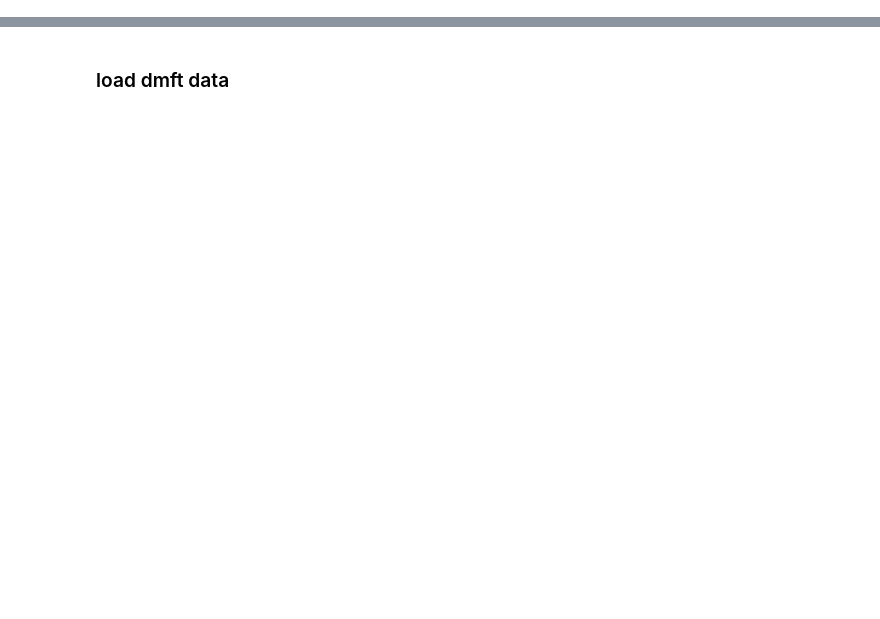
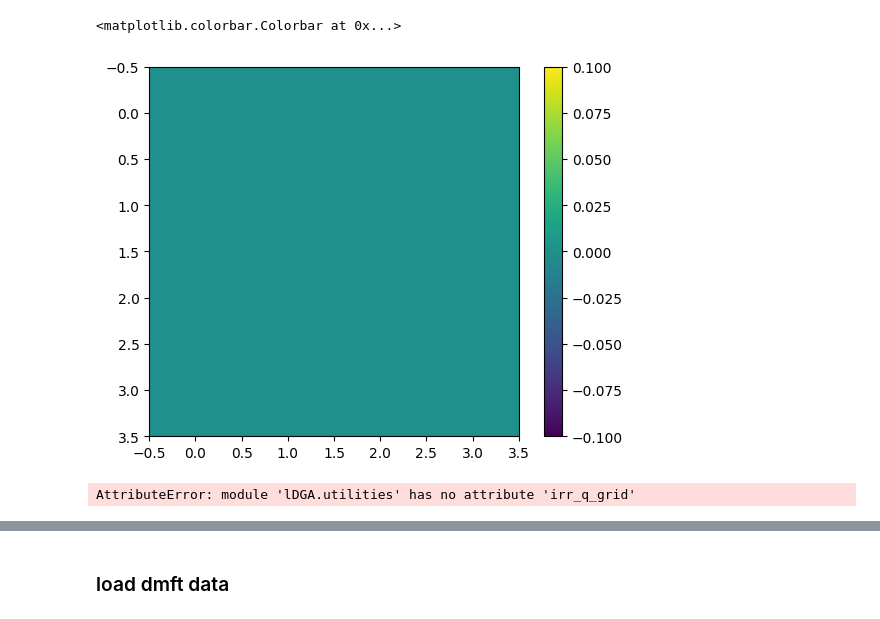
Before and after one commit to emoghadas/lDGA, a Jupyter notebook: example/lDGA_test.ipynb, the cells around one changed output, grey strips where cells are left out. Drawn from its saved outputs; the diff is of its cells as text; code cells hidden in the pictures; blank space fills up the shorter version.

```diff
--- a/example/lDGA_test.ipynb
+++ b/example/lDGA_test.ipynb
@@ -25,0 +193,10 @@ plt.plot(chi_w, ".-")
+# %%
+dga_dat = h5.File("../src/lDGA/results_2025-05-30_15:07:28.h5")
+chi_d = dga_dat['iter_2/chi_d_latt'][()][50]
+chi_m = dga_dat['iter_0/chi_d_latt'][()][50]
+
+plt.imshow((chi_m-chi_d).real.reshape(4,4))
+plt.colorbar()
+# %% [output]
+<matplotlib.colorbar.Colorbar at 0x...>
+[figure, added]
@@ -25,0 +222,25 @@ plt.plot(chi_w, ".-")
+# %%
+qpoints = np.linspace(0,np.pi,3)
+q_grid, weights = util.irr_q_grid(qpoints)
+
+chi_m_q = dga_dat[f'iter_0/chi_m_latt'][()]
+dga_dat.close()
+dga_dat_full = h5.File("../src/lDGA/results_2025-06-06_13:25:20.h5")
+chi_m_full = dga_dat_full[f'iter_0/chi_m_latt'][()]
+print(chi_m_full.shape)
+
+
+chi_m = chi_m_q@weights/np.sum(weights)
+
+chi_m_lam =  chi_m_q/(1 + lam*chi_m_q)
+chi_m_lam = chi_m_lam@weights/np.sum(weights)
+
+chi_m_lam_full =  chi_m_q/(1 + lam_full*chi_m_q)
+chi_m_lam_full = chi_m_lam_full@weights/np.sum(weights)
+
+nu_range = slice(50-5,50+6)
+plt.plot(chi_m[nu_range], "-")
+plt.plot(chi_m_lam[nu_range], "o-")
+plt.plot(chi_m_lam_full[nu_range], "x--")
+# %% [output]
+AttributeError: module 'lDGA.utilities' has no attribute 'irr_q_grid'
```
Also changed, not shown: parts of 29 cells of this notebook, 2 other files.
